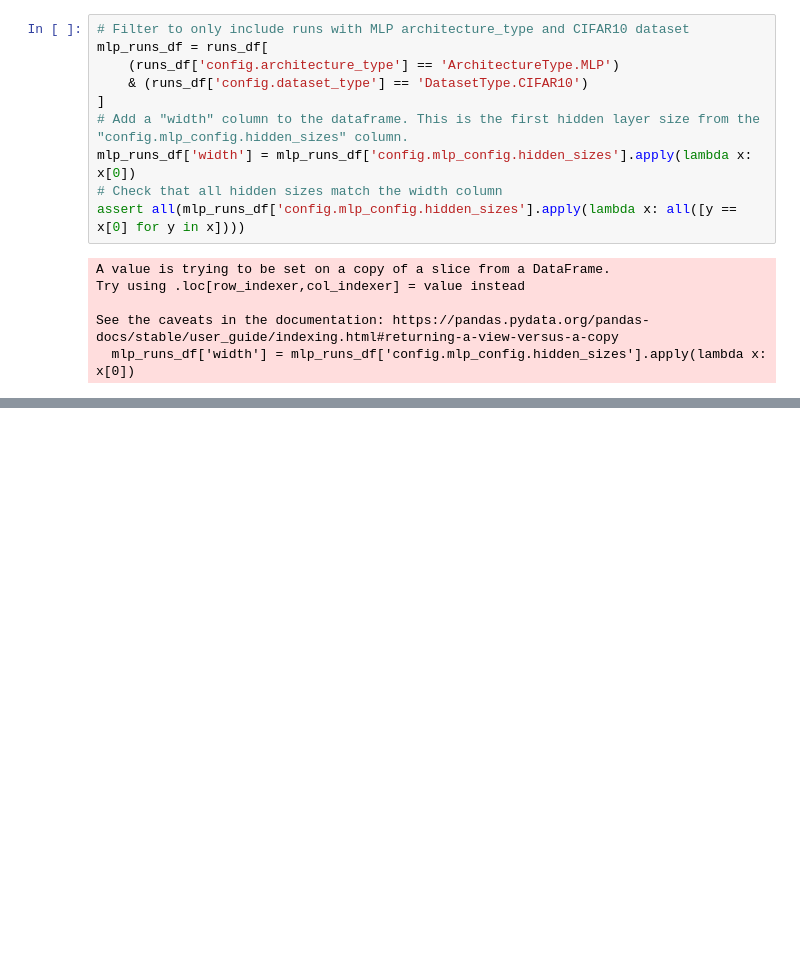
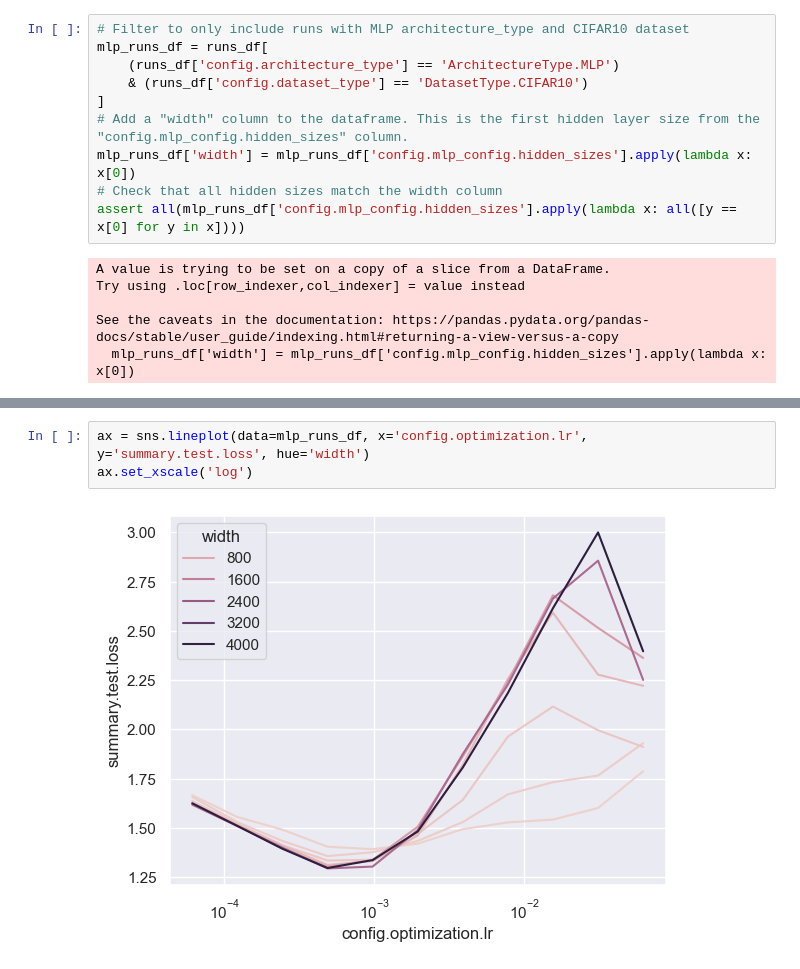
Before and after one commit to BrunoKM/tensor-reprogram, a Jupyter notebook: plots/hyperparam_vs_scale_alignment.ipynb, the cells around one changed output, grey strips where cells are left out. Cells and saved outputs as stored; diff of their text form; blank space fills up the shorter version.

```diff
--- a/plots/hyperparam_vs_scale_alignment.ipynb
+++ b/plots/hyperparam_vs_scale_alignment.ipynb
@@ -107,0 +119,5 @@ ax.set_xscale('log')
+# %%
+ax = sns.lineplot(data=mlp_runs_df, x='config.optimization.lr', y='summary.test.loss', hue='width')
+ax.set_xscale('log')
+# %% [output]
+[figure, added]
```
Also changed, not shown: parts of 3 cells of this notebook, 2 other files.
